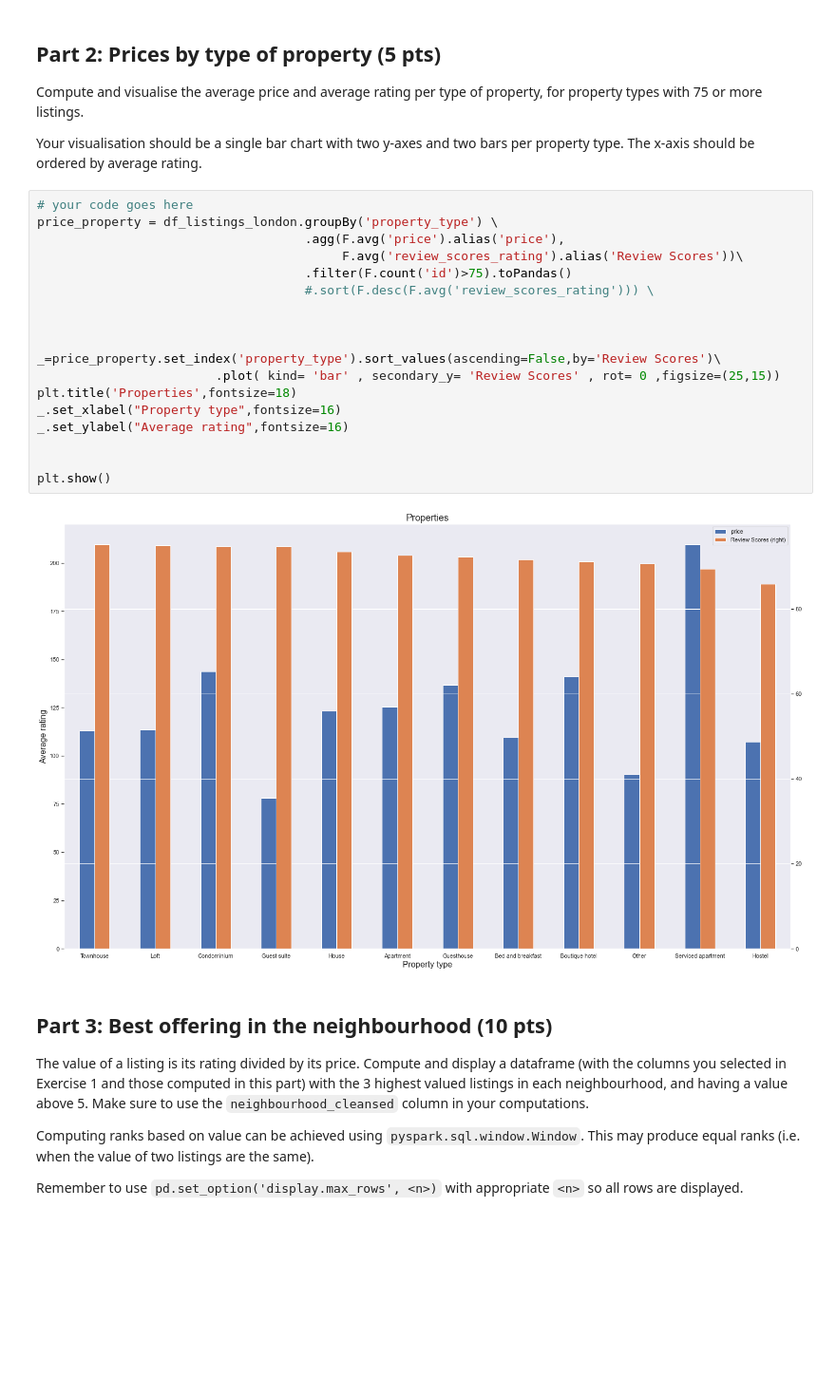
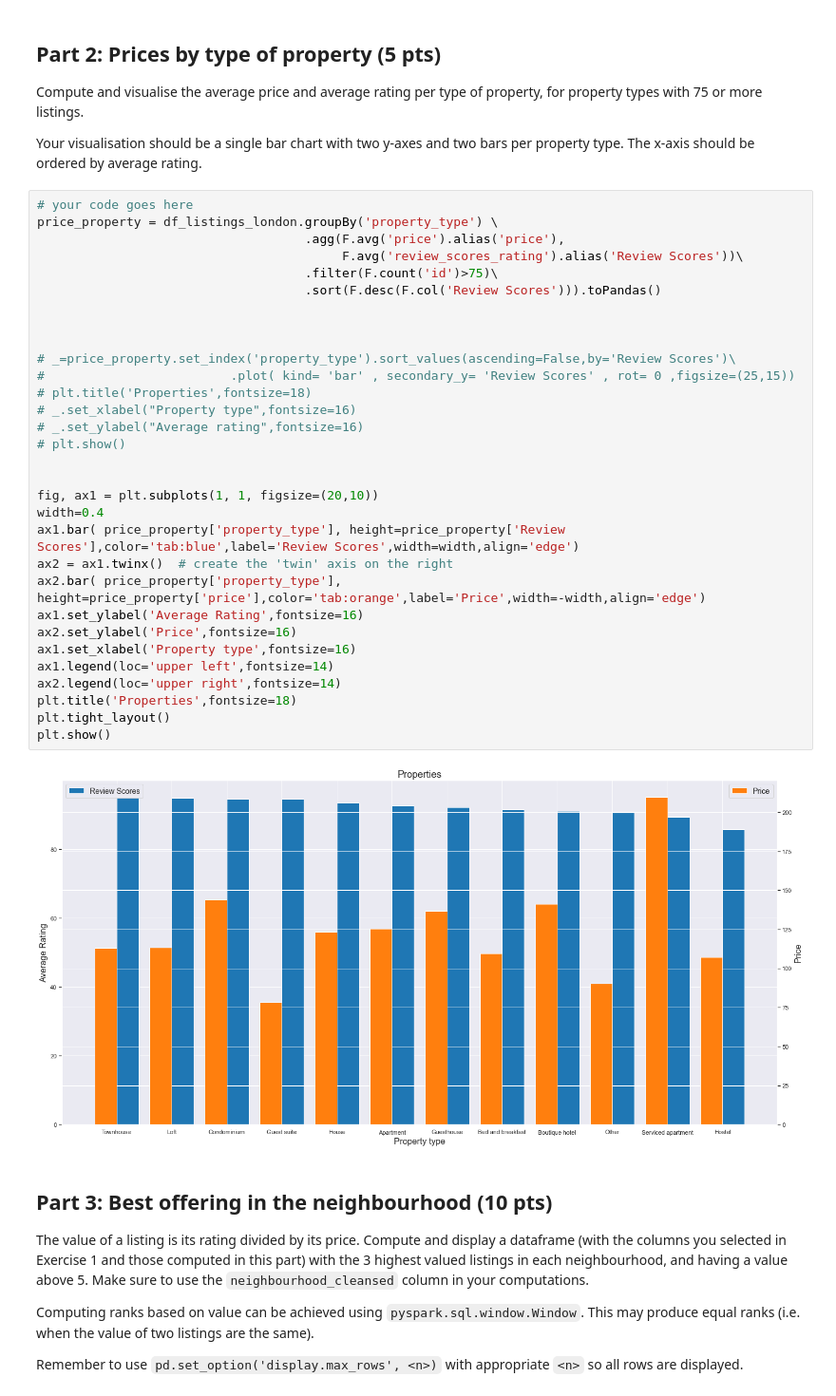
Before and after one commit to georgezefko/02807_Computational_tools_for_DS, a Jupyter notebook: 02807_Project_2.ipynb, the cells around one changed output. Shown at 95% size. Drawn from its saved outputs; the diff is of its cells as text; blank space fills up the shorter version.

```diff
--- a/02807_Project_2.ipynb
+++ b/02807_Project_2.ipynb
@@ -369,23 +378,36 @@ Your visualisation should be a single bar chart with two y-axes and two bars per
 # %%
 # your code goes here
 price_property = df_listings_london.groupBy('property_type') \
                                     .agg(F.avg('price').alias('price'),
                                          F.avg('review_scores_rating').alias('Review Scores'))\
-                                    .filter(F.count('id')>75).toPandas()
-                                    #.sort(F.desc(F.avg('review_scores_rating'))) \
+                                    .filter(F.count('id')>75)\
+                                    .sort(F.desc(F.col('Review Scores'))).toPandas()
 
 
 
-_=price_property.set_index('property_type').sort_values(ascending=False,by='Review Scores')\
-                        .plot( kind= 'bar' , secondary_y= 'Review Scores' , rot= 0 ,figsize=(25,15))
-plt.title('Properties',fontsize=18)
-_.set_xlabel("Property type",fontsize=16)
-_.set_ylabel("Average rating",fontsize=16)
+# _=price_property.set_index('property_type').sort_values(ascending=False,by='Review Scores')\
+#                         .plot( kind= 'bar' , secondary_y= 'Review Scores' , rot= 0 ,figsize=(25,15))
+# plt.title('Properties',fontsize=18)
+# _.set_xlabel("Property type",fontsize=16)
+# _.set_ylabel("Average rating",fontsize=16)
+# plt.show()
 
 
+fig, ax1 = plt.subplots(1, 1, figsize=(20,10))
+width=0.4
+ax1.bar( price_property['property_type'], height=price_property['Review Scores'],color='tab:blue',label='Review Scores',width=width,align='edge')
+ax2 = ax1.twinx()  # create the 'twin' axis on the right
+ax2.bar( price_property['property_type'], height=price_property['price'],color='tab:orange',label='Price',width=-width,align='edge')
+ax1.set_ylabel('Average Rating',fontsize=16)
+ax2.set_ylabel('Price',fontsize=16)
+ax1.set_xlabel('Property type',fontsize=16)
+ax1.legend(loc='upper left',fontsize=14)
+ax2.legend(loc='upper right',fontsize=14)
+plt.title('Properties',fontsize=18)
+plt.tight_layout()
 plt.show()
 # %% [output]
-[figure, old version]
+[figure, new version]
 # %% [markdown]
 ## Part 3: Best offering in the neighbourhood (10 pts)
 
```
Also changed, not shown: parts of 8 cells of this notebook.
